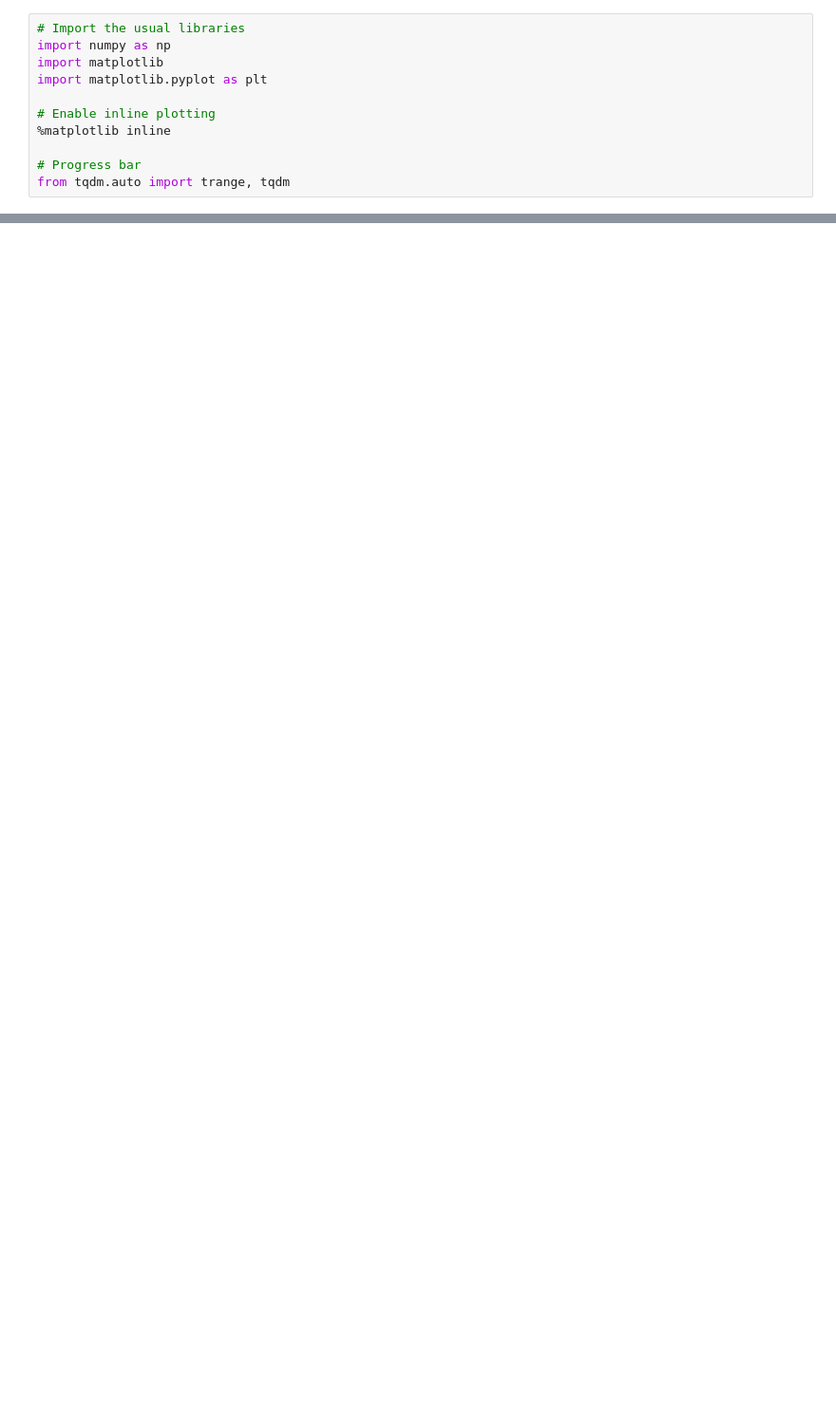
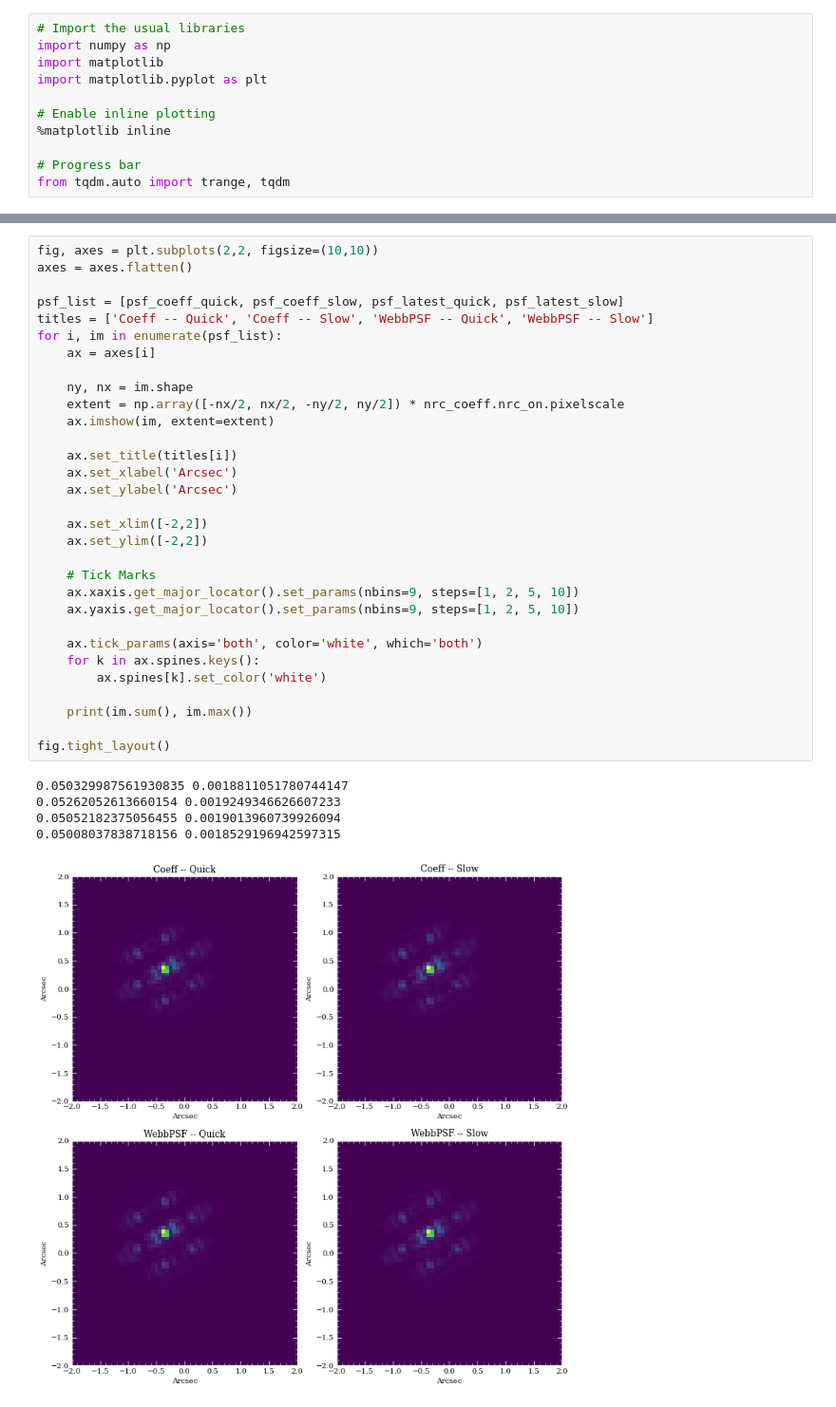
Before and after one commit to JarronL/webbpsf_ext, a Jupyter notebook: notebooks/NIRCam_offset_PSFs.ipynb, the cells around one changed output, grey strips where cells are left out. Shown: that part at 95% size. Saved outputs shown, nothing was run; the diff lists cells and outputs as text; blank space fills up the shorter version.

```diff
--- a/notebooks/NIRCam_offset_PSFs.ipynb
+++ b/notebooks/NIRCam_offset_PSFs.ipynb
@@ -203,0 +523,37 @@ Wall time: 61.5 ms
+# %%
+fig, axes = plt.subplots(2,2, figsize=(10,10))
+axes = axes.flatten()
+
+psf_list = [psf_coeff_quick, psf_coeff_slow, psf_latest_quick, psf_latest_slow]
+titles = ['Coeff -- Quick', 'Coeff -- Slow', 'WebbPSF -- Quick', 'WebbPSF -- Slow']
+for i, im in enumerate(psf_list):
+    ax = axes[i]
+
+    ny, nx = im.shape
+    extent = np.array([-nx/2, nx/2, -ny/2, ny/2]) * nrc_coeff.nrc_on.pixelscale
+    ax.imshow(im, extent=extent)
+
+    ax.set_title(titles[i])
+    ax.set_xlabel('Arcsec')
+    ax.set_ylabel('Arcsec')
+
+    ax.set_xlim([-2,2])
+    ax.set_ylim([-2,2])
+
+    # Tick Marks
+    ax.xaxis.get_major_locator().set_params(nbins=9, steps=[1, 2, 5, 10])
+    ax.yaxis.get_major_locator().set_params(nbins=9, steps=[1, 2, 5, 10])
+
+    ax.tick_params(axis='both', color='white', which='both')
+    for k in ax.spines.keys():
+        ax.spines[k].set_color('white')
+
+    print(im.sum(), im.max())
+
+fig.tight_layout()
+# %% [output]
+0.050329987561930835 0.0018811051780744147
+0.05262052613660154 0.0019249346626607233
+0.05052182375056455 0.0019013960739926094
+0.05008037838718156 0.0018529196942597315
+[figure, added]
```
Also changed, not shown: parts of 9 cells of this notebook, 1 other file.
